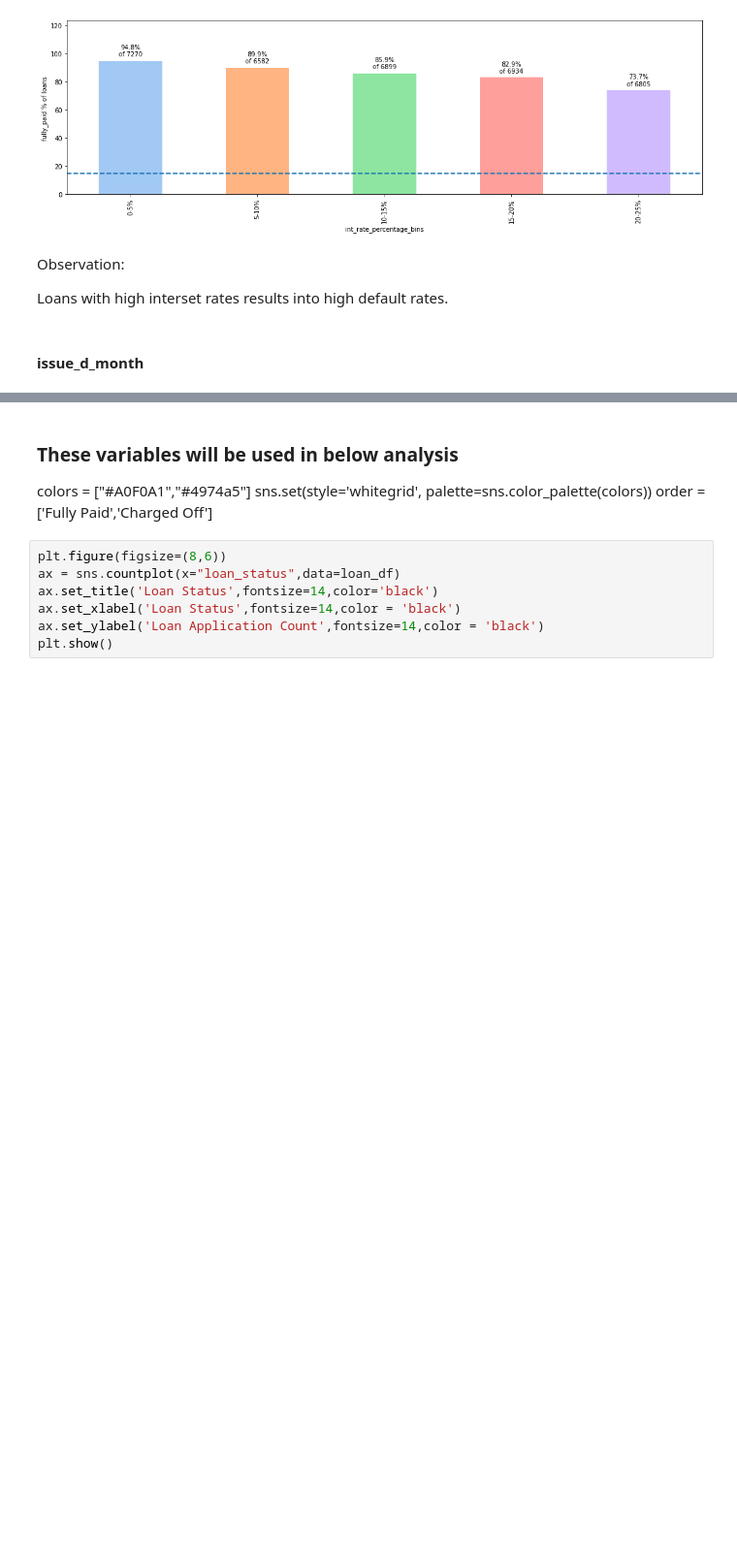
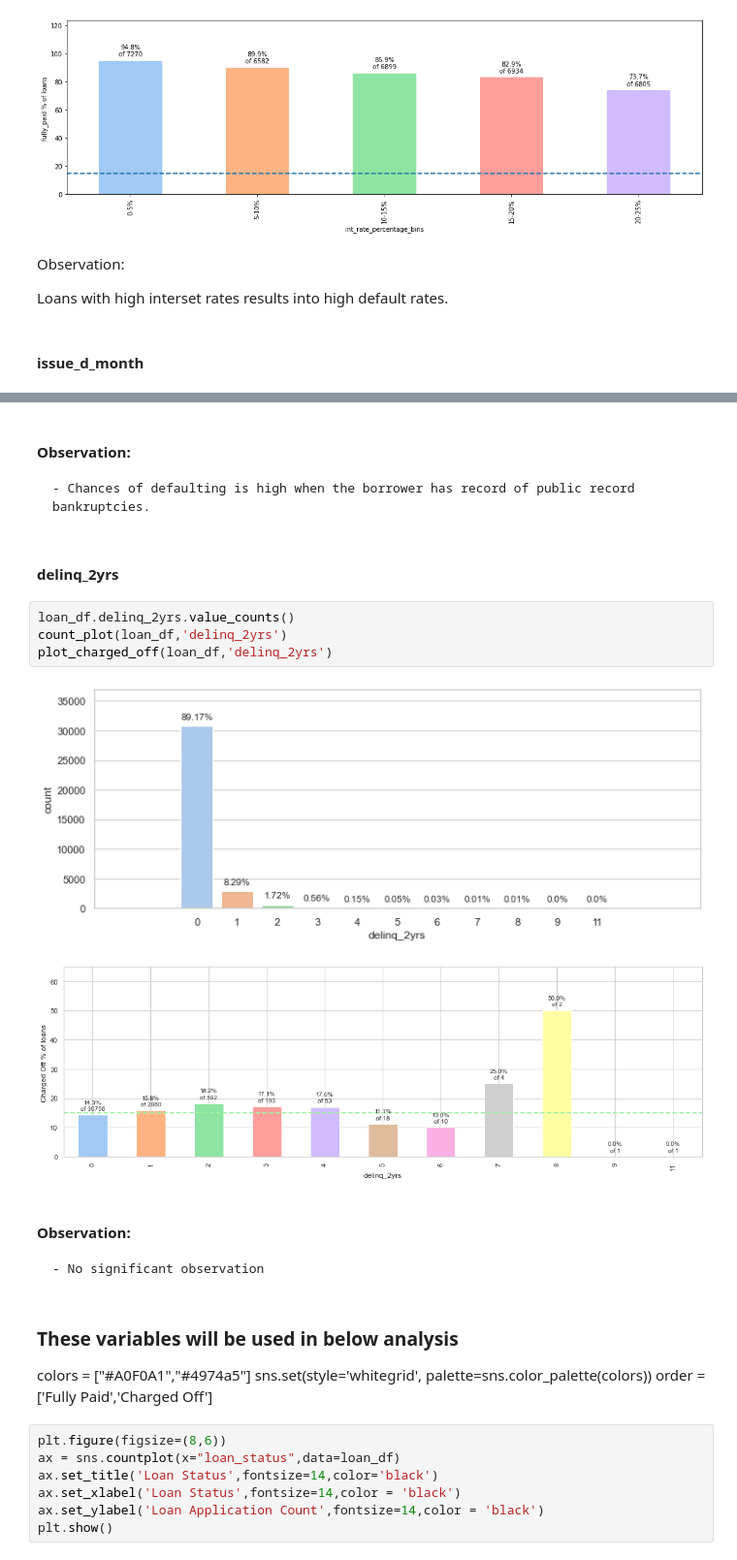
Before and after one commit to rainasharma/Lending-Club-Case-Study, a Jupyter notebook: Group_Raina_Sharma.ipynb, the cells around one changed output, grey strips where cells are left out. Shown at 97% size. Saved outputs shown, nothing was run; the diff lists cells and outputs as text; blank space fills up the shorter version.

```diff
--- a/Group_Raina_Sharma.ipynb
+++ b/Group_Raina_Sharma.ipynb
@@ -891,3 +899,18 @@ December has the highest charged off ratio.
+# %% [markdown]
+#### Observation:
+    - Chances of defaulting is high when the borrower has record of public record bankruptcies.
+# %% [markdown]
+#### delinq_2yrs
+# %%
+loan_df.delinq_2yrs.value_counts()
+count_plot(loan_df,'delinq_2yrs')
+plot_charged_off(loan_df,'delinq_2yrs')
+# %% [output]
+[figure, added]
+[figure, added]
+# %% [markdown]
+#### Observation:
+    - No significant observation
 # %% [markdown]
 ### These variables will be used in below analysis
 colors = ["#A0F0A1","#4974a5"]
```
Also changed, not shown: parts of 4 cells of this notebook.
